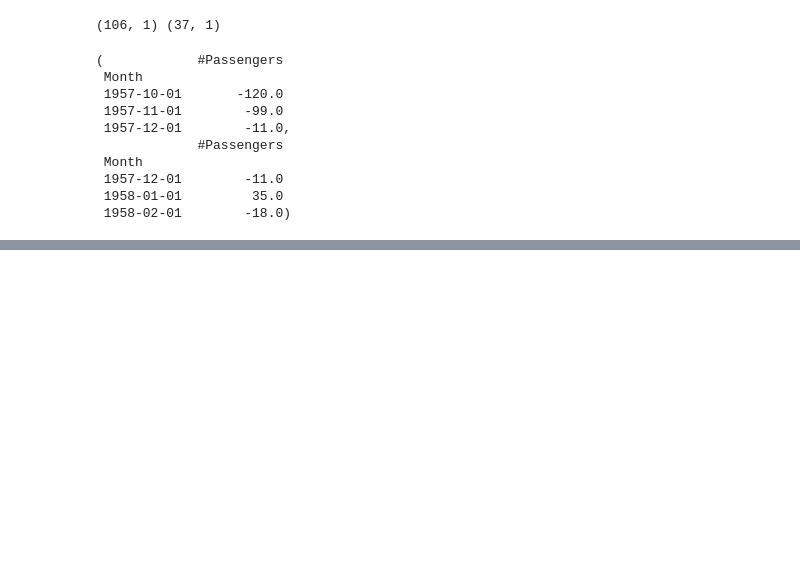
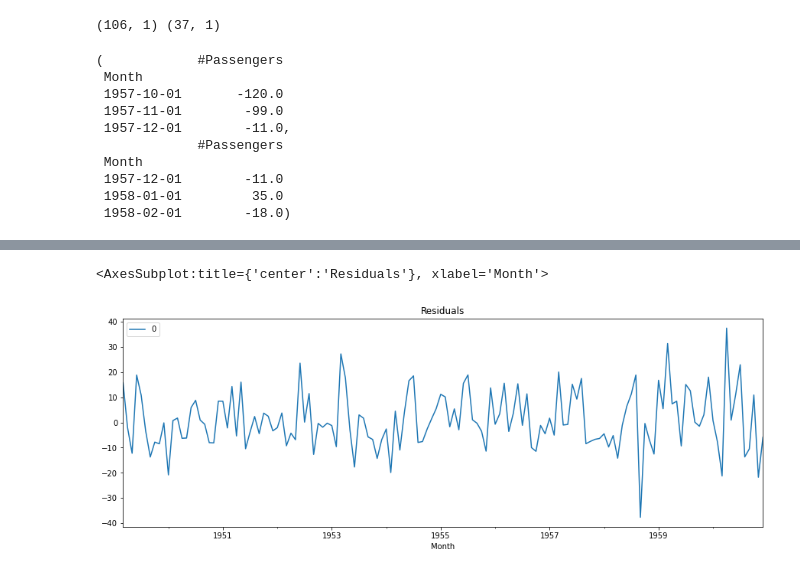
Before and after one commit to Pramod-Kumar808/time_series, a Jupyter notebook: notebook/Project_Notebook.ipynb, the cells around one changed output, grey strips where cells are left out. Saved outputs shown, nothing was run; the diff lists cells and outputs as text; code cells hidden in the pictures; blank space fills up the shorter version.

```diff
--- a/notebook/Project_Notebook.ipynb
+++ b/notebook/Project_Notebook.ipynb
@@ -204,0 +214,8 @@ plotting ARIMA model
+# %%
+# Residual Plot
+
+residual = pd.DataFrame(results.resid)
+residual.plot(title= "Residuals")
+# %% [output]
+<AxesSubplot:title={'center':'Residuals'}, xlabel='Month'>
+[figure, added]
```
Also changed, not shown: parts of 7 cells of this notebook.
